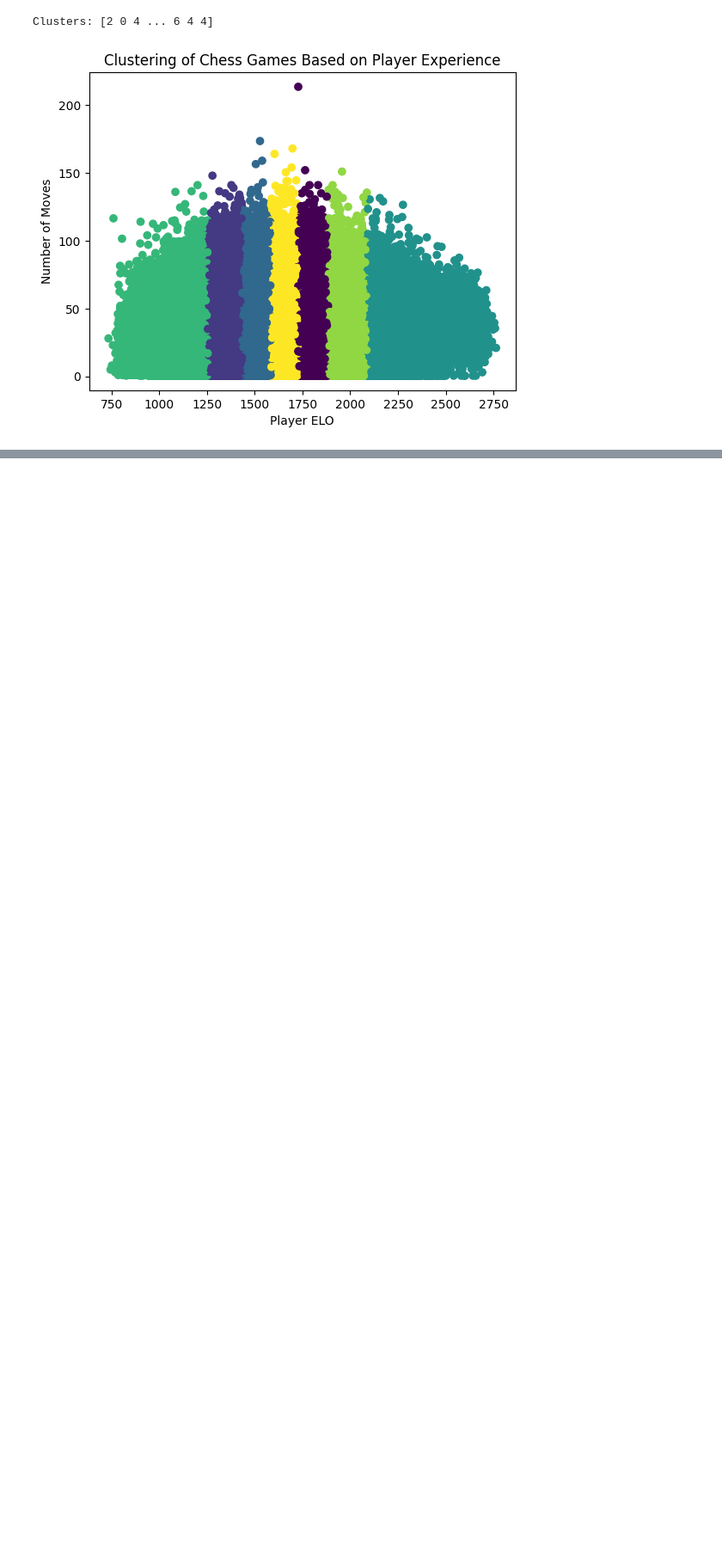
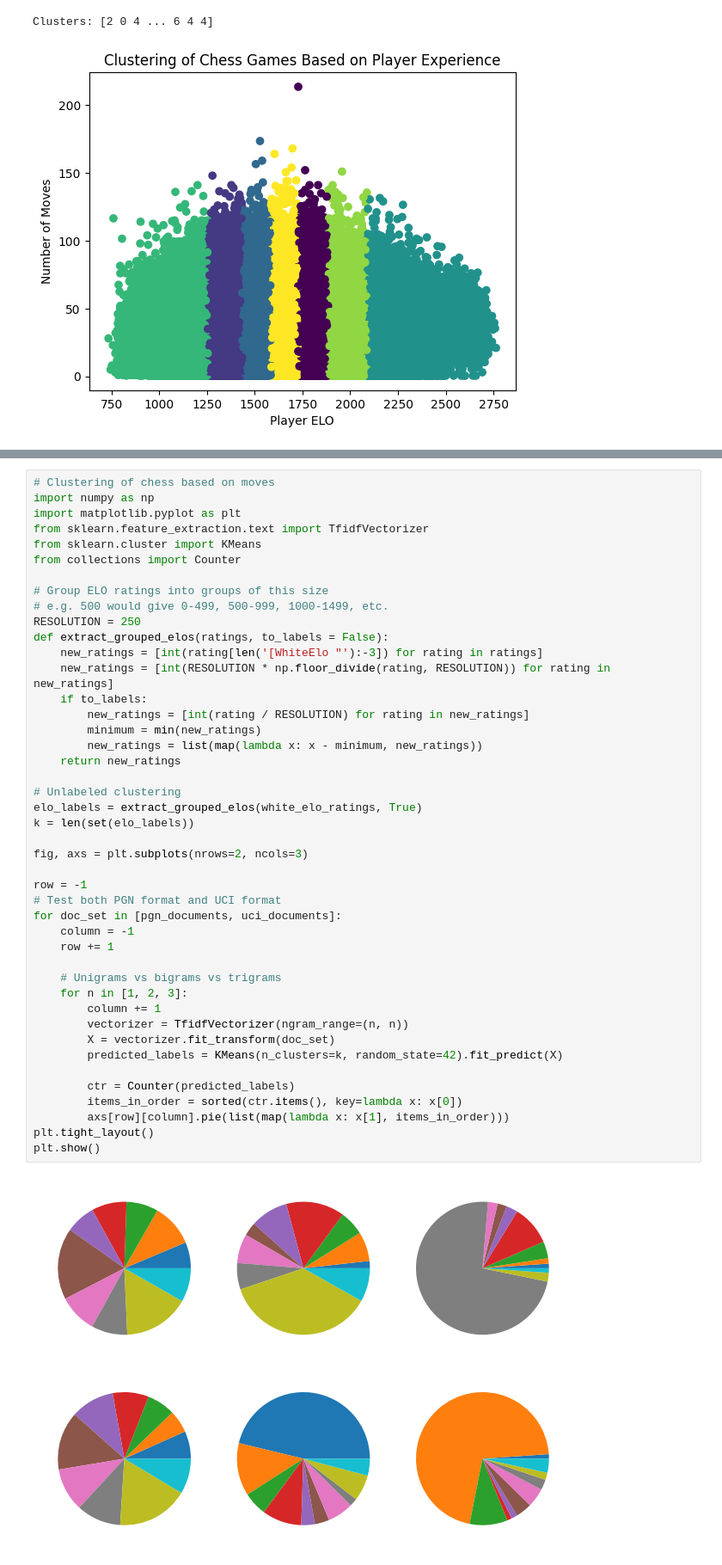
Before and after one commit to MutantLeech/CRE-Project, a Jupyter notebook: Project.ipynb, the cells around one changed output, grey strips where cells are left out. Shown at 86% size. Drawn from its saved outputs; the diff is of its cells as text; blank space fills up the shorter version.

```diff
--- a/Project.ipynb
+++ b/Project.ipynb
@@ -333,0 +397,46 @@ Clusters: [2 0 4 ... 6 4 4]
+# %%
+# Clustering of chess based on moves
+import numpy as np
+import matplotlib.pyplot as plt
+from sklearn.feature_extraction.text import TfidfVectorizer
+from sklearn.cluster import KMeans
+from collections import Counter
+
+# Group ELO ratings into groups of this size
+# e.g. 500 would give 0-499, 500-999, 1000-1499, etc.
+RESOLUTION = 250
+def extract_grouped_elos(ratings, to_labels = False):
+    new_ratings = [int(rating[len('[WhiteElo "'):-3]) for rating in ratings]
+    new_ratings = [int(RESOLUTION * np.floor_divide(rating, RESOLUTION)) for rating in new_ratings]
+    if to_labels:
+        new_ratings = [int(rating / RESOLUTION) for rating in new_ratings]
+        minimum = min(new_ratings)
+        new_ratings = list(map(lambda x: x - minimum, new_ratings))
+    return new_ratings
+
+# Unlabeled clustering
+elo_labels = extract_grouped_elos(white_elo_ratings, True)
+k = len(set(elo_labels))
+
+fig, axs = plt.subplots(nrows=2, ncols=3)
+
+row = -1
+# Test both PGN format and UCI format
+for doc_set in [pgn_documents, uci_documents]:
+    column = -1
+    row += 1
+
+    # Unigrams vs bigrams vs trigrams
+    for n in [1, 2, 3]:
+        column += 1
+        vectorizer = TfidfVectorizer(ngram_range=(n, n))
+        X = vectorizer.fit_transform(doc_set)
+        predicted_labels = KMeans(n_clusters=k, random_state=42).fit_predict(X)
+
+        ctr = Counter(predicted_labels)
+        items_in_order = sorted(ctr.items(), key=lambda x: x[0])
+        axs[row][column].pie(list(map(lambda x: x[1], items_in_order)))
+plt.tight_layout()
+plt.show()
+# %% [output]
+[figure, added]
```
Also changed, not shown: parts of 2 cells of this notebook, 1 other file.
